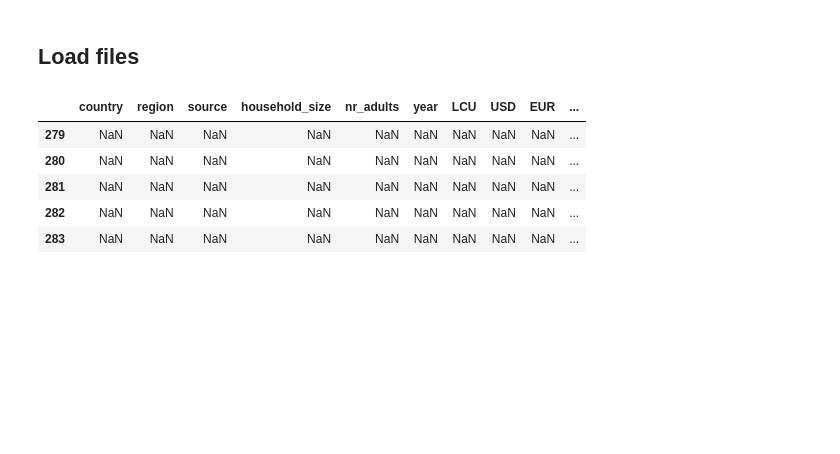
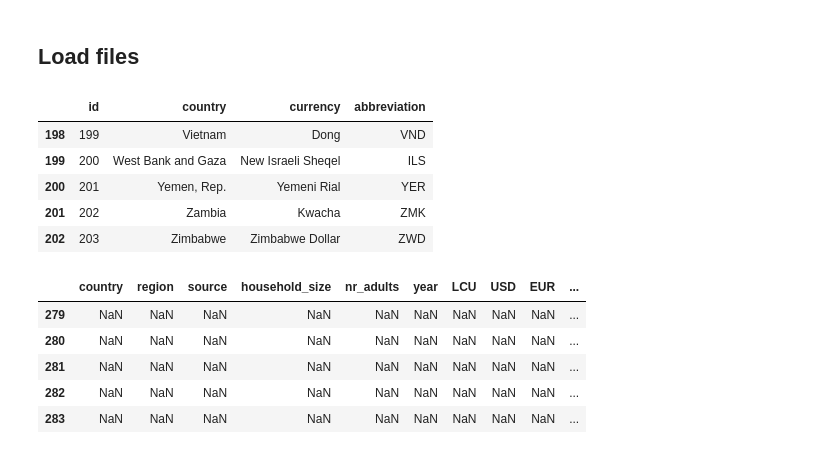
Before and after one commit to akvo/IDH-IDC, a Jupyter notebook: backend/source/transformer/benchmark_v3/living_income_benchmark_v3.ipynb, the cells around one changed output. Cells and saved outputs as stored; diff of their text form; code cells hidden in the pictures; blank space fills up the shorter version.

```diff
--- a/backend/source/transformer/benchmark_v3/living_income_benchmark_v3.ipynb
+++ b/backend/source/transformer/benchmark_v3/living_income_benchmark_v3.ipynb
@@ -16,3 +16,12 @@ countries = pd.read_csv("../countries_v2/countries.csv")
+# %%
+prev_countries.tail()
+# %% [output]
+|  | id | country | currency | abbreviation |
+| 198 | 199 | Vietnam | Dong | VND |
+| 199 | 200 | West Bank and Gaza | New Israeli Sheqel | ILS |
+| 200 | 201 | Yemen, Rep. | Yemeni Rial | YER |
+| 201 | 202 | Zambia | Kwacha | ZMK |
+| 202 | 203 | Zimbabwe | Zimbabwe Dollar | ZWD |
 # %%
 lib = pd.read_csv("./li_benchmark_data.csv")
 # %%
```
Also changed, not shown: parts of 15 cells of this notebook, 4 other files.
